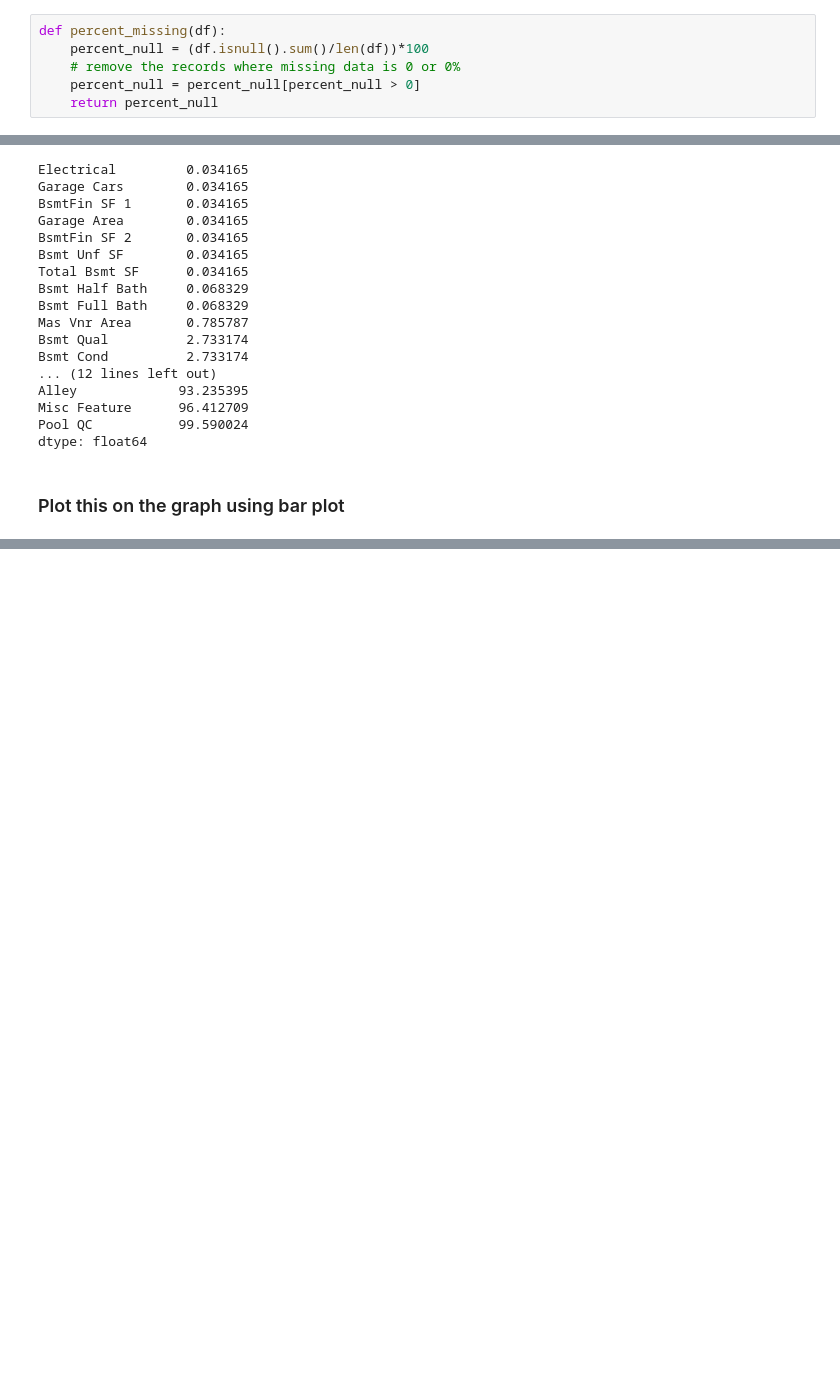
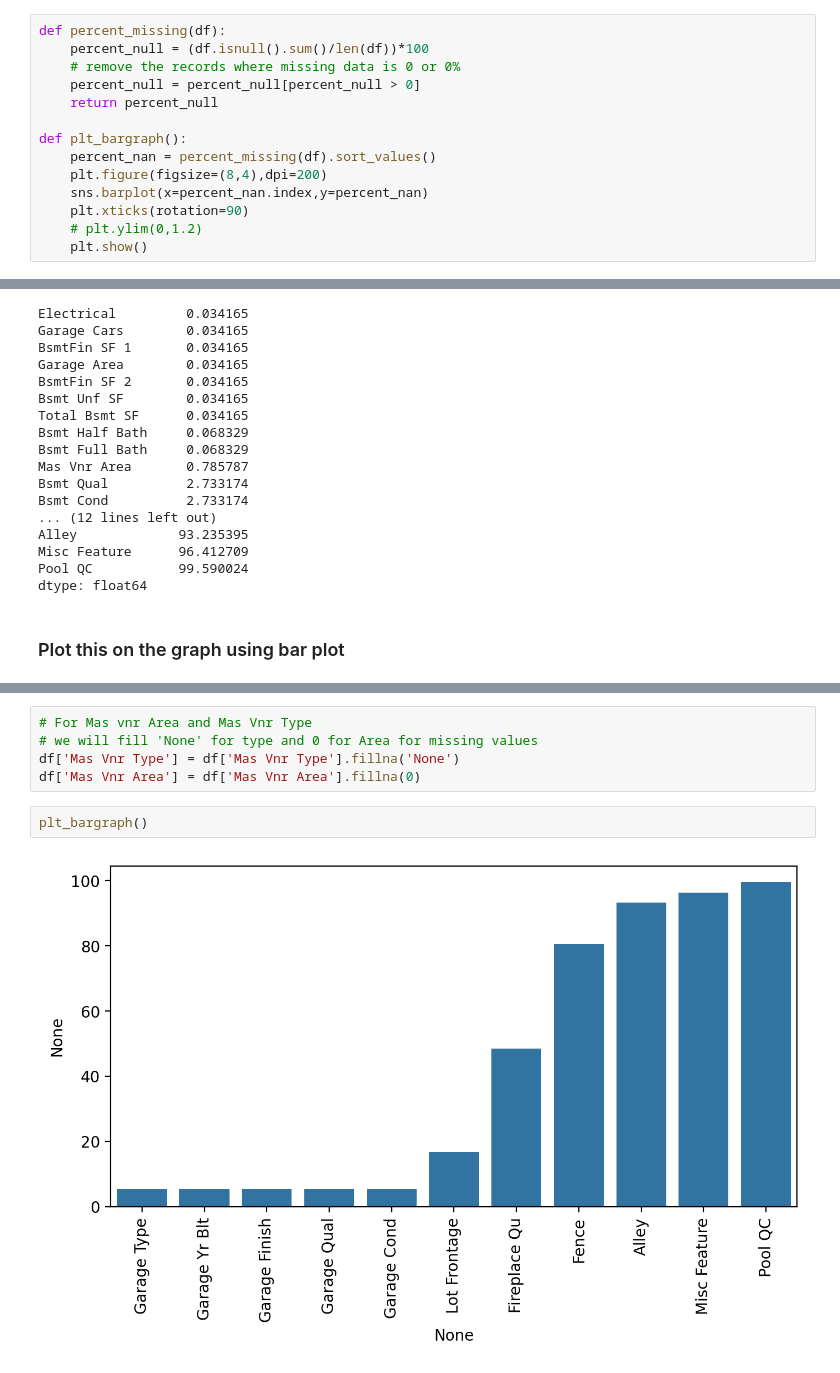
Before and after one commit to meyogesh20/Feature_Engg_Data_Preparation, a Jupyter notebook: 03. Dealing with Missing Data.ipynb, the cells around one changed output, grey strips where cells are left out. Cells and saved outputs as stored; diff of their text form; blank space fills up the shorter version.

```diff
--- a/03. Dealing with Missing Data.ipynb
+++ b/03. Dealing with Missing Data.ipynb
@@ -64,6 +64,14 @@ def percent_missing(df):
     # remove the records where missing data is 0 or 0%
     percent_null = percent_null[percent_null > 0]
     return percent_null
+
+def plt_bargraph():
+    percent_nan = percent_missing(df).sort_values()
+    plt.figure(figsize=(8,4),dpi=200)
+    sns.barplot(x=percent_nan.index,y=percent_nan)
+    plt.xticks(rotation=90)
+    # plt.ylim(0,1.2)
+    plt.show()
 # %%
 # Calculate the percentage of data missing per feature column
 percent_nan = percent_missing(df).sort_values()
@@ -118,0 +312,9 @@ plt.xticks(rotation=90)
+# %%
+# For Mas vnr Area and Mas Vnr Type
+# we will fill 'None' for type and 0 for Area for missing values
+df['Mas Vnr Type'] = df['Mas Vnr Type'].fillna('None')
+df['Mas Vnr Area'] = df['Mas Vnr Area'].fillna(0)
+# %%
+plt_bargraph()
+# %% [output]
+[figure, added]
```
Also changed, not shown: parts of 48 cells of this notebook.
